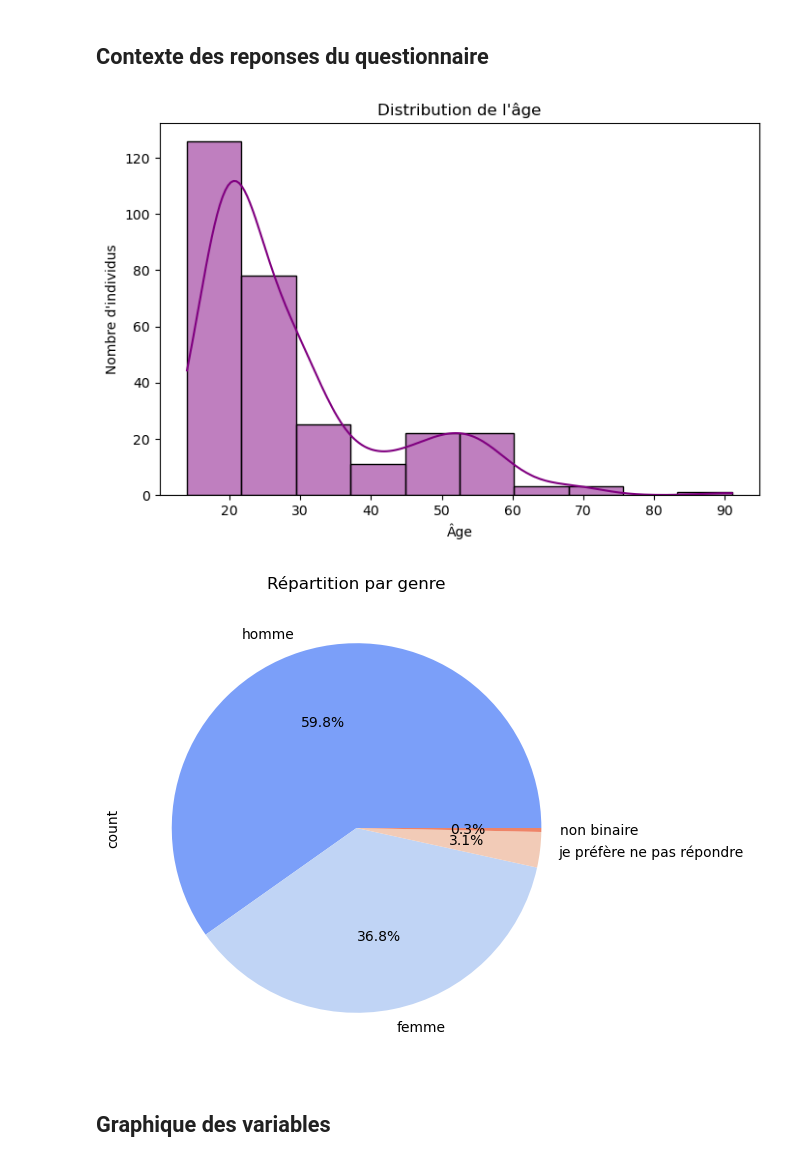
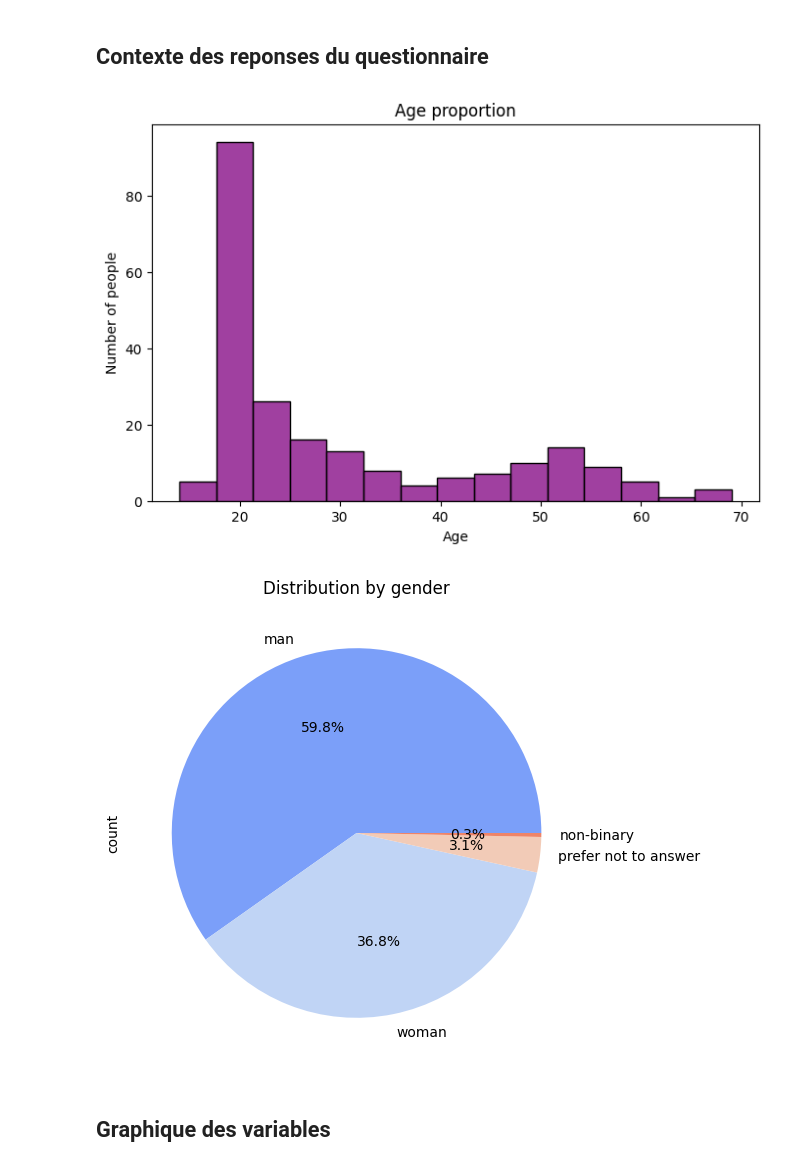
Before and after one commit to MatheoPf/myli, a Jupyter notebook: analyse.ipynb, the cells around one changed output. Saved outputs shown, nothing was run; the diff lists cells and outputs as text; code cells hidden in the pictures.

```diff
--- a/analyse.ipynb
+++ b/analyse.ipynb
@@ -16,7 +16,8 @@ from sklearn.metrics import mean_squared_error, r2_score
 ## Extraction et nettoyage des données
 # %%
 data = pd.read_csv('cleaned_data.csv')
-data_quant = data[["frequence ecouté artiste émergent", "tempo", "fréquence en travaillant", "fréquence en sport", "fréquence en cuisine", "fréquence en transport", "fréquence en passant le temps", "age"]].dropna()
+data_quant = data[["frequency listened to emerging artist", "tempo", "frequency when working", "frequency during exercise", "frequency while cooking", "frequency while driving", "frequency when passing the time", "age", "monthly listening frequency", "daily listening frequency"]].dropna()
+# new_cols = []
 
 n_compo = 5
 print(data_quant.columns)
@@ -62,19 +64,19 @@ On a choisi d'avoir cinq components car on arrive à un ratio de 78%, ce qui sem
 ## Contexte des reponses du questionnaire
 # %%
 plt.figure(figsize=(8, 5))
-sns.histplot(data_quant['age'], bins=10, kde=True, color='purple')
-plt.title("Distribution de l'âge")
-plt.xlabel("Âge")
-plt.ylabel("Nombre d'individus")
+sns.histplot(data_quant['age'], bins=15, kde=False, color='purple')
+plt.title("Age proportion")
+plt.xlabel("Age")
+plt.ylabel("Number of people")
 plt.show()
 
 plt.figure(figsize=(6, 6))
-data['genre'].value_counts().plot.pie(autopct='%1.1f%%', colors=sns.color_palette('coolwarm', len(data['genre'].unique())))
-plt.title("Répartition par genre")
+data['gender'].value_counts().plot.pie(autopct='%1.1f%%', colors=sns.color_palette('coolwarm', len(data['gender'].unique())))
+plt.title("Distribution by gender")
 plt.show()
 # %% [output]
-[figure, old version]
+[figure, new version]
-[figure, old version]
+[figure, new version]
 # %% [markdown]
 ## Graphique des variables
 # %%
```
Also changed, not shown: parts of 4 cells of this notebook, 4 other files.
